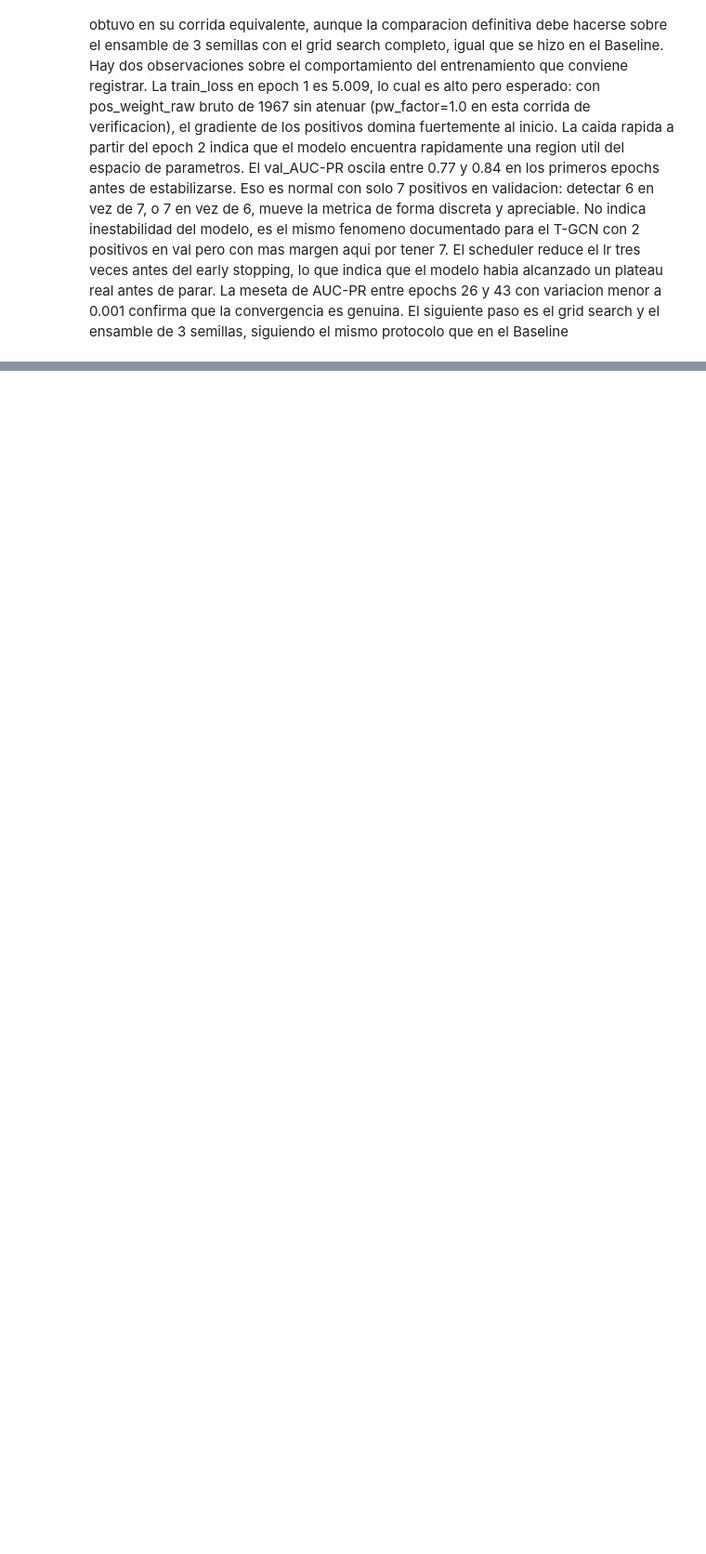
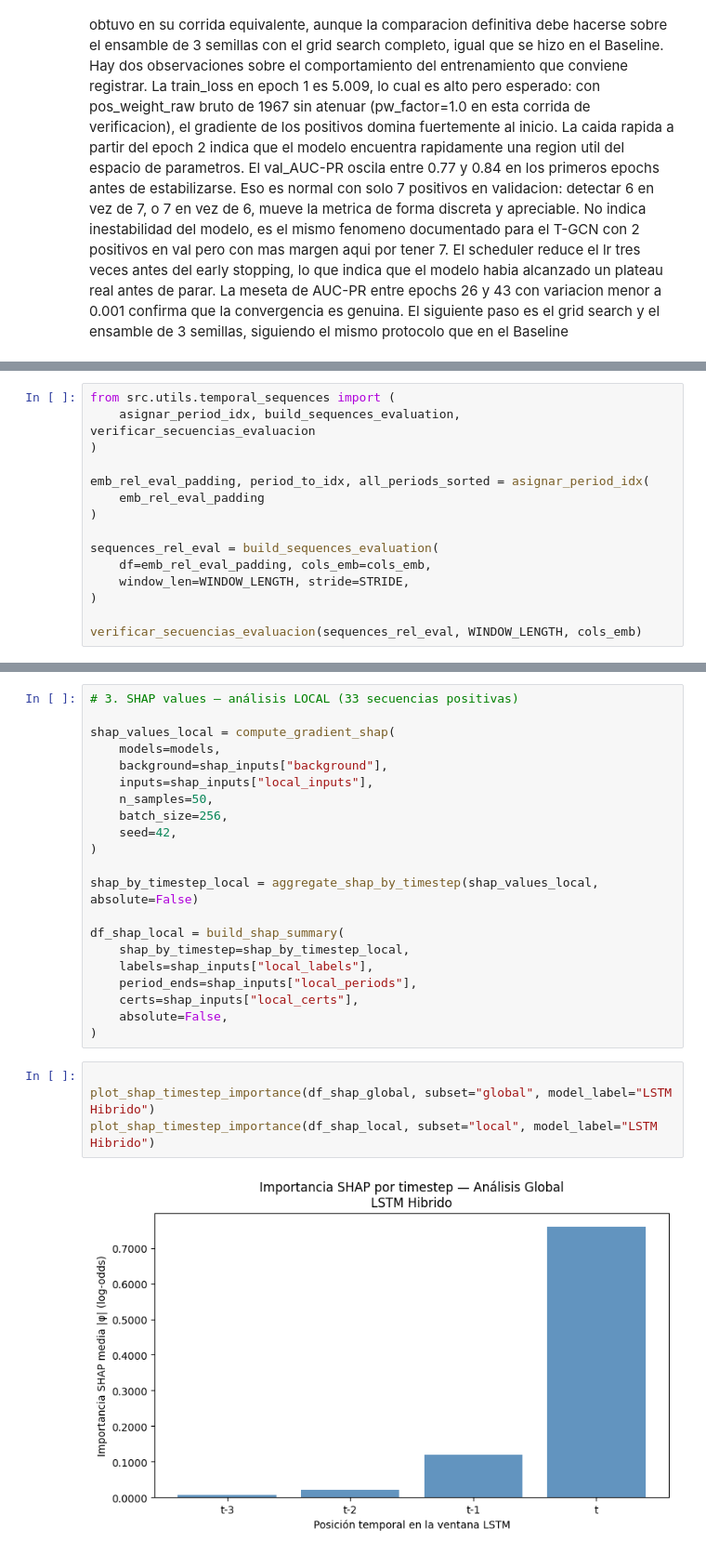
Before and after one commit to andrescarro192/tfm-financial_risk, a Jupyter notebook: notebooks/07_results_evaluation.ipynb, the cells around one changed output, grey strips where cells are left out. Shown at 93% size. Drawn from its saved outputs; the diff is of its cells as text; blank space fills up the shorter version.

```diff
--- a/notebooks/07_results_evaluation.ipynb
+++ b/notebooks/07_results_evaluation.ipynb
@@ -495,0 +1011,15 @@ print(
+# %%
+from src.utils.temporal_sequences import (
+    asignar_period_idx, build_sequences_evaluation, verificar_secuencias_evaluacion
+)
+
+emb_rel_eval_padding, period_to_idx, all_periods_sorted = asignar_period_idx(
+    emb_rel_eval_padding
+)
+
+sequences_rel_eval = build_sequences_evaluation(
+    df=emb_rel_eval_padding, cols_emb=cols_emb,
+    window_len=WINDOW_LENGTH, stride=STRIDE,
+)
+
+verificar_secuencias_evaluacion(sequences_rel_eval, WINDOW_LENGTH, cols_emb)
@@ -495,0 +1427,27 @@ print(
+# %%
+# 3. SHAP values — análisis LOCAL (33 secuencias positivas)
+
+shap_values_local = compute_gradient_shap(
+    models=models,
+    background=shap_inputs["background"],
+    inputs=shap_inputs["local_inputs"],
+    n_samples=50,
+    batch_size=256,
+    seed=42,
+)
+
+shap_by_timestep_local = aggregate_shap_by_timestep(shap_values_local, absolute=False)
+
+df_shap_local = build_shap_summary(
+    shap_by_timestep=shap_by_timestep_local,
+    labels=shap_inputs["local_labels"],
+    period_ends=shap_inputs["local_periods"],
+    certs=shap_inputs["local_certs"],
+    absolute=False,
+)
+# %%
+
+plot_shap_timestep_importance(df_shap_global, subset="global", model_label="LSTM Hibrido")
+plot_shap_timestep_importance(df_shap_local, subset="local", model_label="LSTM Hibrido")
+# %% [output]
+[figure, added]
```
Also changed, not shown: parts of 46 cells of this notebook, 2 other files.
